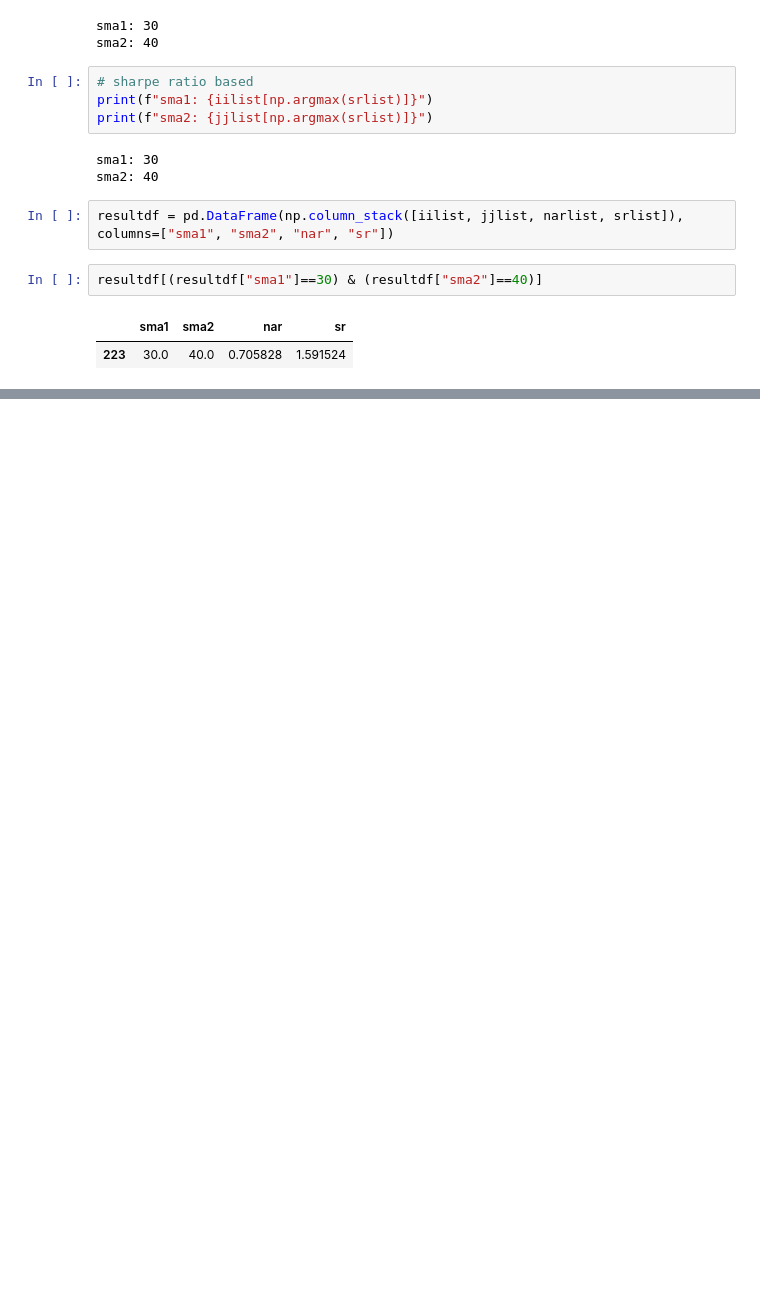
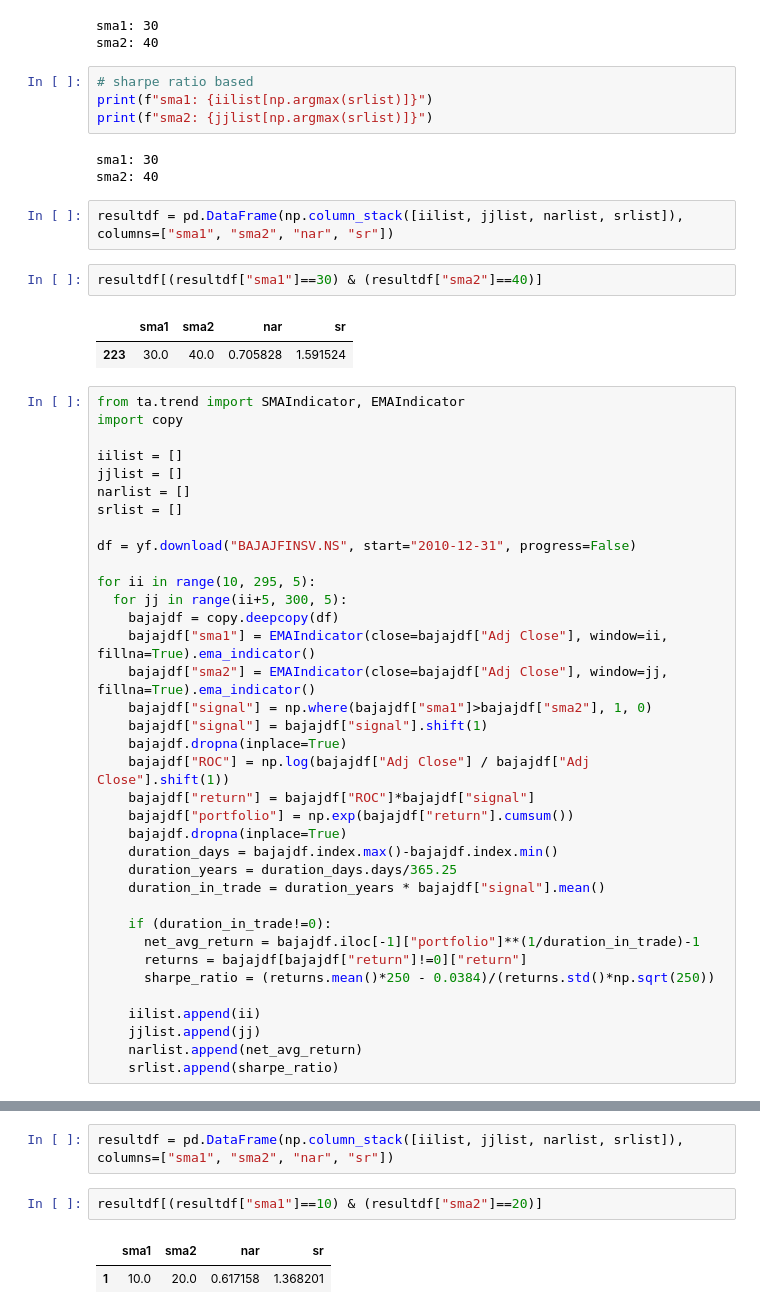
Before and after one commit to rohitar/bits, a Jupyter notebook: Technical_Indicator_Analysis.ipynb, the cells around one changed output, grey strips where cells are left out. Drawn from its saved outputs; the diff is of its cells as text; blank space fills up the shorter version.

```diff
--- a/Technical_Indicator_Analysis.ipynb
+++ b/Technical_Indicator_Analysis.ipynb
@@ -153,3 +153,39 @@ resultdf[(resultdf["sma1"]==30) & (resultdf["sma2"]==40)]
 # %% [output]
 |  | sma1 | sma2 | nar | sr |
 | 223 | 30.0 | 40.0 | 0.705828 | 1.591524 |
+# %%
+from ta.trend import SMAIndicator, EMAIndicator
+import copy
+
+iilist = []
+jjlist = []
+narlist = []
+srlist = []
+
+df = yf.download("BAJAJFINSV.NS", start="2010-12-31", progress=False)
+
+for ii in range(10, 295, 5):
+  for jj in range(ii+5, 300, 5):
+    bajajdf = copy.deepcopy(df)
+    bajajdf["sma1"] = EMAIndicator(close=bajajdf["Adj Close"], window=ii, fillna=True).ema_indicator()
+    bajajdf["sma2"] = EMAIndicator(close=bajajdf["Adj Close"], window=jj, fillna=True).ema_indicator()
+    bajajdf["signal"] = np.where(bajajdf["sma1"]>bajajdf["sma2"], 1, 0)
+    bajajdf["signal"] = bajajdf["signal"].shift(1)
+    bajajdf.dropna(inplace=True)
+    bajajdf["ROC"] = np.log(bajajdf["Adj Close"] / bajajdf["Adj Close"].shift(1))
+    bajajdf["return"] = bajajdf["ROC"]*bajajdf["signal"]
+    bajajdf["portfolio"] = np.exp(bajajdf["return"].cumsum())
+    bajajdf.dropna(inplace=True)
+    duration_days = bajajdf.index.max()-bajajdf.index.min()
+    duration_years = duration_days.days/365.25
+    duration_in_trade = duration_years * bajajdf["signal"].mean()
+
+    if (duration_in_trade!=0):
+      net_avg_return = bajajdf.iloc[-1]["portfolio"]**(1/duration_in_trade)-1
+      returns = bajajdf[bajajdf["return"]!=0]["return"]
+      sharpe_ratio = (returns.mean()*250 - 0.0384)/(returns.std()*np.sqrt(250))
+
+    iilist.append(ii)
+    jjlist.append(jj)
+    narlist.append(net_avg_return)
+    srlist.append(sharpe_ratio)
@@ -155,0 +206,7 @@ resultdf[(resultdf["sma1"]==30) & (resultdf["sma2"]==40)]
+# %%
+resultdf = pd.DataFrame(np.column_stack([iilist, jjlist, narlist, srlist]), columns=["sma1", "sma2", "nar", "sr"])
+# %%
+resultdf[(resultdf["sma1"]==10) & (resultdf["sma2"]==20)]
+# %% [output]
+|  | sma1 | sma2 | nar | sr |
+| 1 | 10.0 | 20.0 | 0.617158 | 1.368201 |
```
Also changed, not shown: parts of 4 cells of this notebook.
